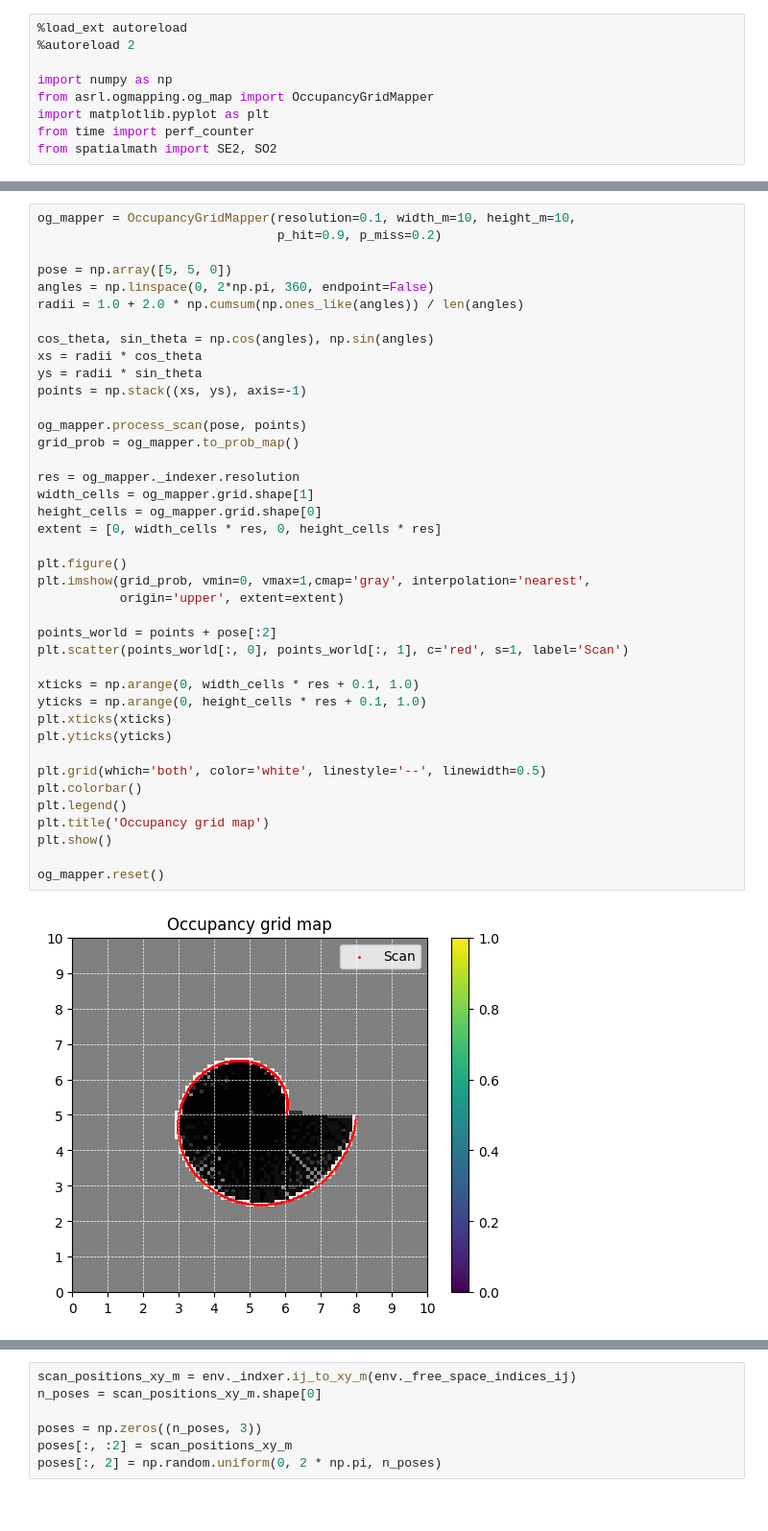
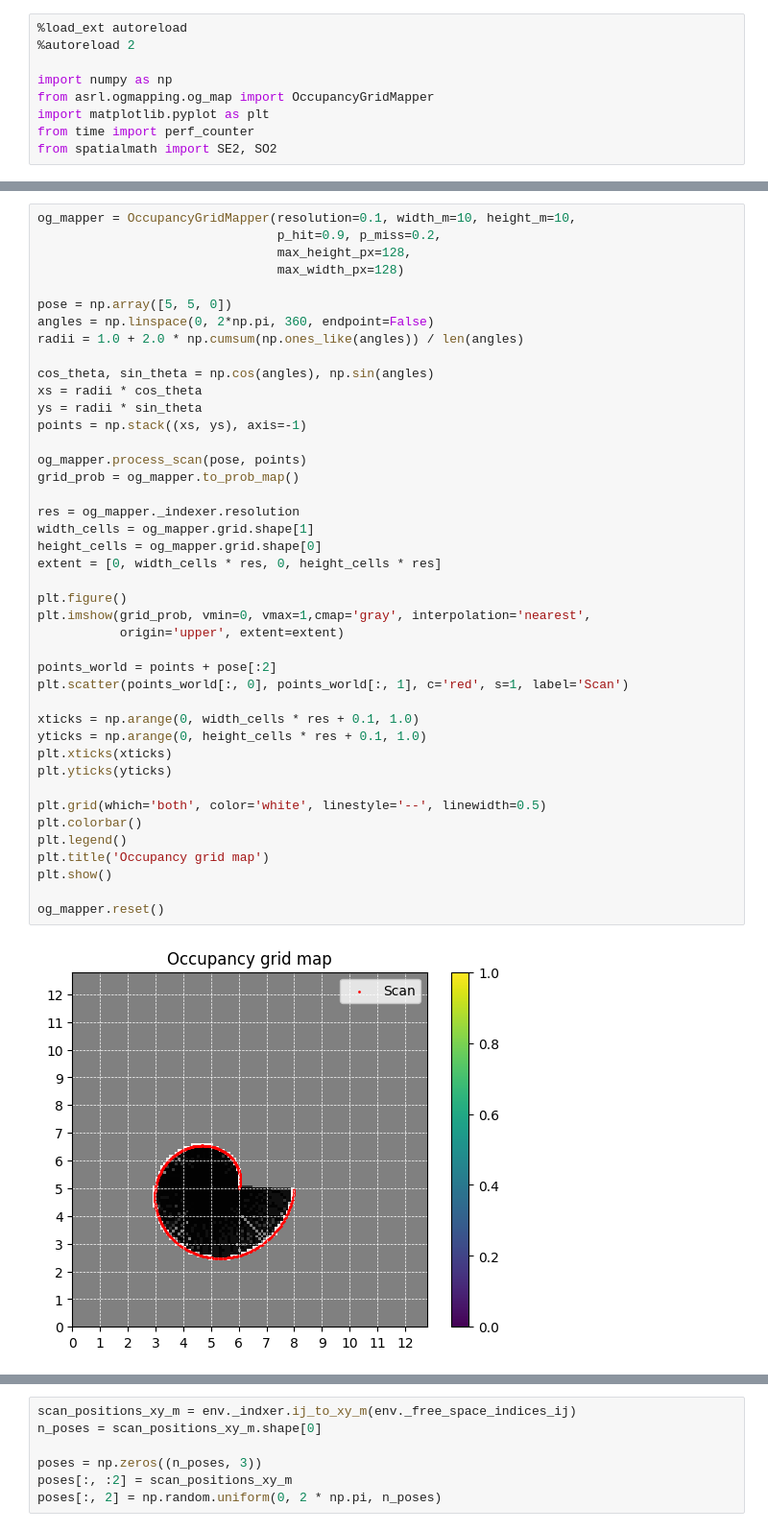
Before and after one commit to micahreich/active-slam-rl, a Jupyter notebook: asrl/ogmapping/ogmapper_tests.ipynb, the cells around one changed output, grey strips where cells are left out. Shown at 96% size. Saved outputs shown, nothing was run; the diff lists cells and outputs as text.

```diff
--- a/asrl/ogmapping/ogmapper_tests.ipynb
+++ b/asrl/ogmapping/ogmapper_tests.ipynb
@@ -41,6 +43,8 @@ og_mapper.reset()
 # %%
 og_mapper = OccupancyGridMapper(resolution=0.1, width_m=10, height_m=10,
-                                p_hit=0.9, p_miss=0.2)
+                                p_hit=0.9, p_miss=0.2,
+                                max_height_px=128,
+                                max_width_px=128)
 
 pose = np.array([5, 5, 0])
 angles = np.linspace(0, 2*np.pi, 360, endpoint=False)
@@ -52,33 +56,33 @@ ys = radii * sin_theta
 points = np.stack((xs, ys), axis=-1)
 
 og_mapper.process_scan(pose, points)
 grid_prob = og_mapper.to_prob_map()
 
 res = og_mapper._indexer.resolution
 width_cells = og_mapper.grid.shape[1]
 height_cells = og_mapper.grid.shape[0]
 extent = [0, width_cells * res, 0, height_cells * res]
 
 plt.figure()
 plt.imshow(grid_prob, vmin=0, vmax=1,cmap='gray', interpolation='nearest',
            origin='upper', extent=extent)
 
 points_world = points + pose[:2]
 plt.scatter(points_world[:, 0], points_world[:, 1], c='red', s=1, label='Scan')
 
 xticks = np.arange(0, width_cells * res + 0.1, 1.0)
 yticks = np.arange(0, height_cells * res + 0.1, 1.0)
 plt.xticks(xticks)
 plt.yticks(yticks)
 
 plt.grid(which='both', color='white', linestyle='--', linewidth=0.5)
 plt.colorbar()
 plt.legend()
 plt.title('Occupancy grid map')
 plt.show()
 
 og_mapper.reset()
 # %% [output]
-[figure, old version]
+[figure, new version]
 # %%
 og_mapper = OccupancyGridMapper(resolution=0.1, width_m=10, height_m=10,
```
Also changed, not shown: parts of 5 cells of this notebook, 6 other files.
